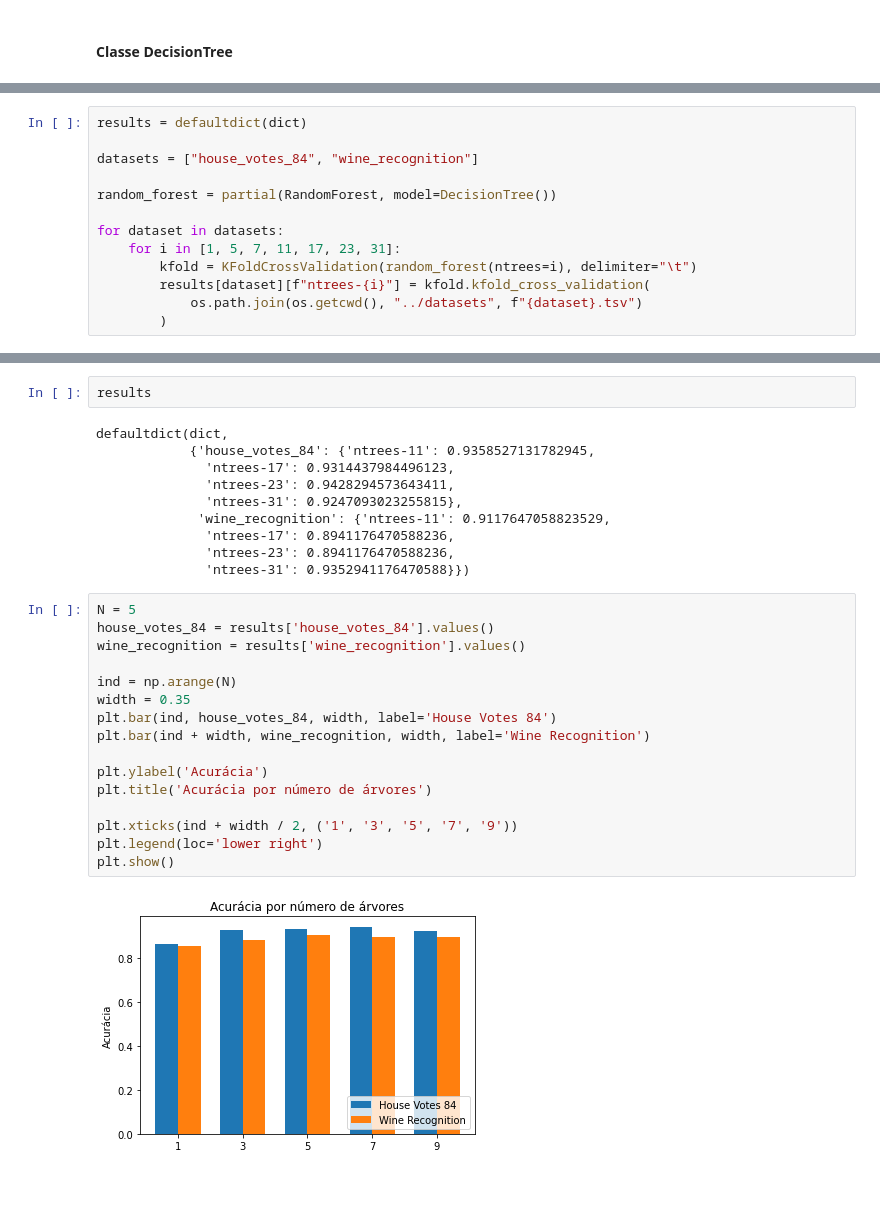
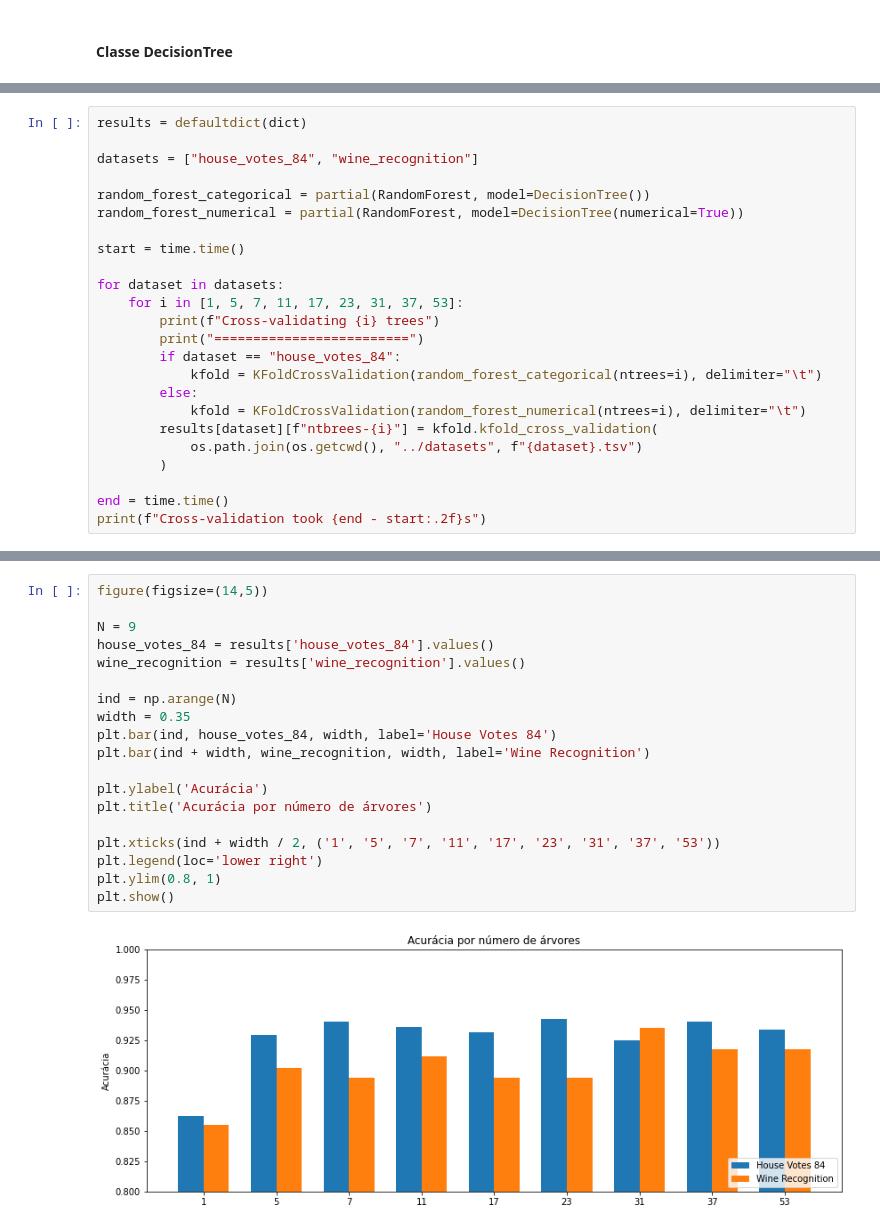
Before and after one commit to mwesthelle/random-forests, a Jupyter notebook: random_forests/random_forests.ipynb, the cells around one changed output, grey strips where cells are left out. Cells and saved outputs as stored; diff of their text form; blank space fills up the shorter version.

```diff
--- a/random_forests/random_forests.ipynb
+++ b/random_forests/random_forests.ipynb
@@ -37,11 +120,22 @@ results = defaultdict(dict)
 
 datasets = ["house_votes_84", "wine_recognition"]
 
-random_forest = partial(RandomForest, model=DecisionTree())
+random_forest_categorical = partial(RandomForest, model=DecisionTree())
+random_forest_numerical = partial(RandomForest, model=DecisionTree(numerical=True))
+
+start = time.time()
 
 for dataset in datasets:
-    for i in [1, 5, 7, 11, 17, 23, 31]:
-        kfold = KFoldCrossValidation(random_forest(ntrees=i), delimiter="\t")
-        results[dataset][f"ntrees-{i}"] = kfold.kfold_cross_validation(
+    for i in [1, 5, 7, 11, 17, 23, 31, 37, 53]:
+        print(f"Cross-validating {i} trees")
+        print("=========================")
+        if dataset == "house_votes_84":
+            kfold = KFoldCrossValidation(random_forest_categorical(ntrees=i), delimiter="\t")
+        else:
+            kfold = KFoldCrossValidation(random_forest_numerical(ntrees=i), delimiter="\t")
+        results[dataset][f"ntbrees-{i}"] = kfold.kfold_cross_validation(
             os.path.join(os.getcwd(), "../datasets", f"{dataset}.tsv")
         )
+
+end = time.time()
+print(f"Cross-validation took {end - start:.2f}s")
@@ -48,30 +160,21 @@ for dataset in datasets:
-# %%
-results
-# %% [output]
-defaultdict(dict,
-            {'house_votes_84': {'ntrees-11': 0.9358527131782945,
-              'ntrees-17': 0.9314437984496123,
-              'ntrees-23': 0.9428294573643411,
-              'ntrees-31': 0.9247093023255815},
-             'wine_recognition': {'ntrees-11': 0.9117647058823529,
-              'ntrees-17': 0.8941176470588236,
-              'ntrees-23': 0.8941176470588236,
-              'ntrees-31': 0.9352941176470588}})
 # %%
-N = 5
+figure(figsize=(14,5))
+
+N = 9
 house_votes_84 = results['house_votes_84'].values()
 wine_recognition = results['wine_recognition'].values()
 
 ind = np.arange(N)
 width = 0.35
 plt.bar(ind, house_votes_84, width, label='House Votes 84')
 plt.bar(ind + width, wine_recognition, width, label='Wine Recognition')
 
 plt.ylabel('Acurácia')
 plt.title('Acurácia por número de árvores')
 
-plt.xticks(ind + width / 2, ('1', '3', '5', '7', '9'))
+plt.xticks(ind + width / 2, ('1', '5', '7', '11', '17', '23', '31', '37', '53'))
 plt.legend(loc='lower right')
+plt.ylim(0.8, 1)
 plt.show()
 # %% [output]
-[figure, old version]
+[figure, new version]
```
Also changed, not shown: parts of 24 cells of this notebook, 2 other files.
